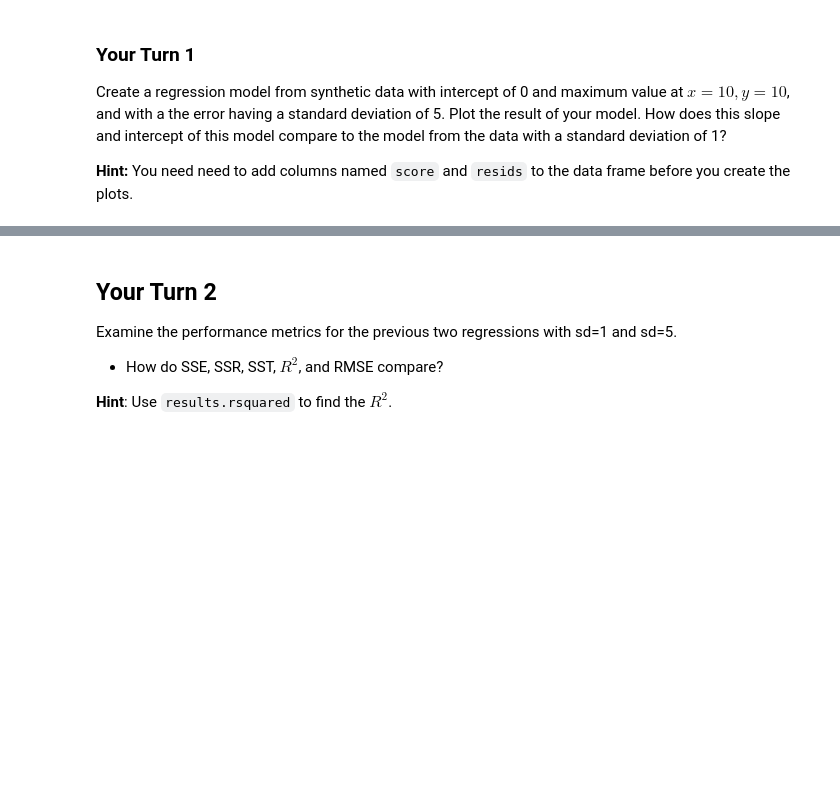
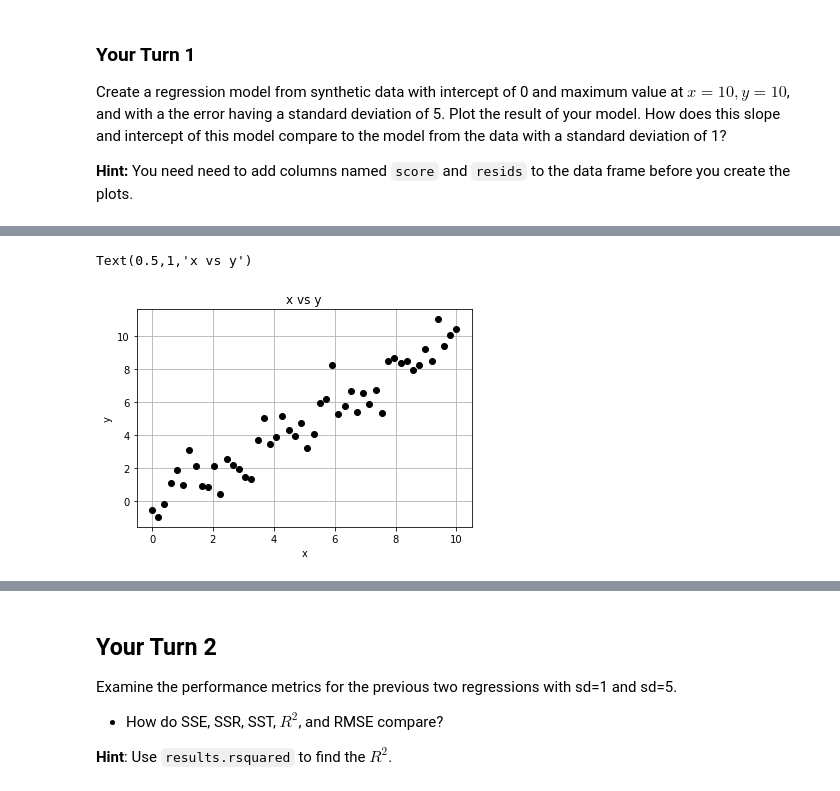
Before and after one commit to ryanarbow/uw_data_science, a Jupyter notebook: DS_methods_and_tools_2/L06-1-IntroToRegression.ipynb, the cells around one changed output, grey strips where cells are left out. Saved outputs shown, nothing was run; the diff lists cells and outputs as text; code cells hidden in the pictures; blank space fills up the shorter version.

```diff
--- a/DS_methods_and_tools_2/L06-1-IntroToRegression.ipynb
+++ b/DS_methods_and_tools_2/L06-1-IntroToRegression.ipynb
@@ -311,3 +311,14 @@ reg_data_5.head()
+# %%
+import matplotlib.pyplot as plt
+%matplotlib inline
+plt.plot(reg_data_5['x'], reg_data_5['y'], 'ko')
+plt.grid(True)
+plt.xlabel('x')
+plt.ylabel('y')
+plt.title('x vs y')
+# %% [output]
+Text(0.5,1,'x vs y')
+[figure, added]
 # %%
 # replace the ??? with the correct parameters
 
```
Also changed, not shown: parts of 16 cells of this notebook, 2 other files.
